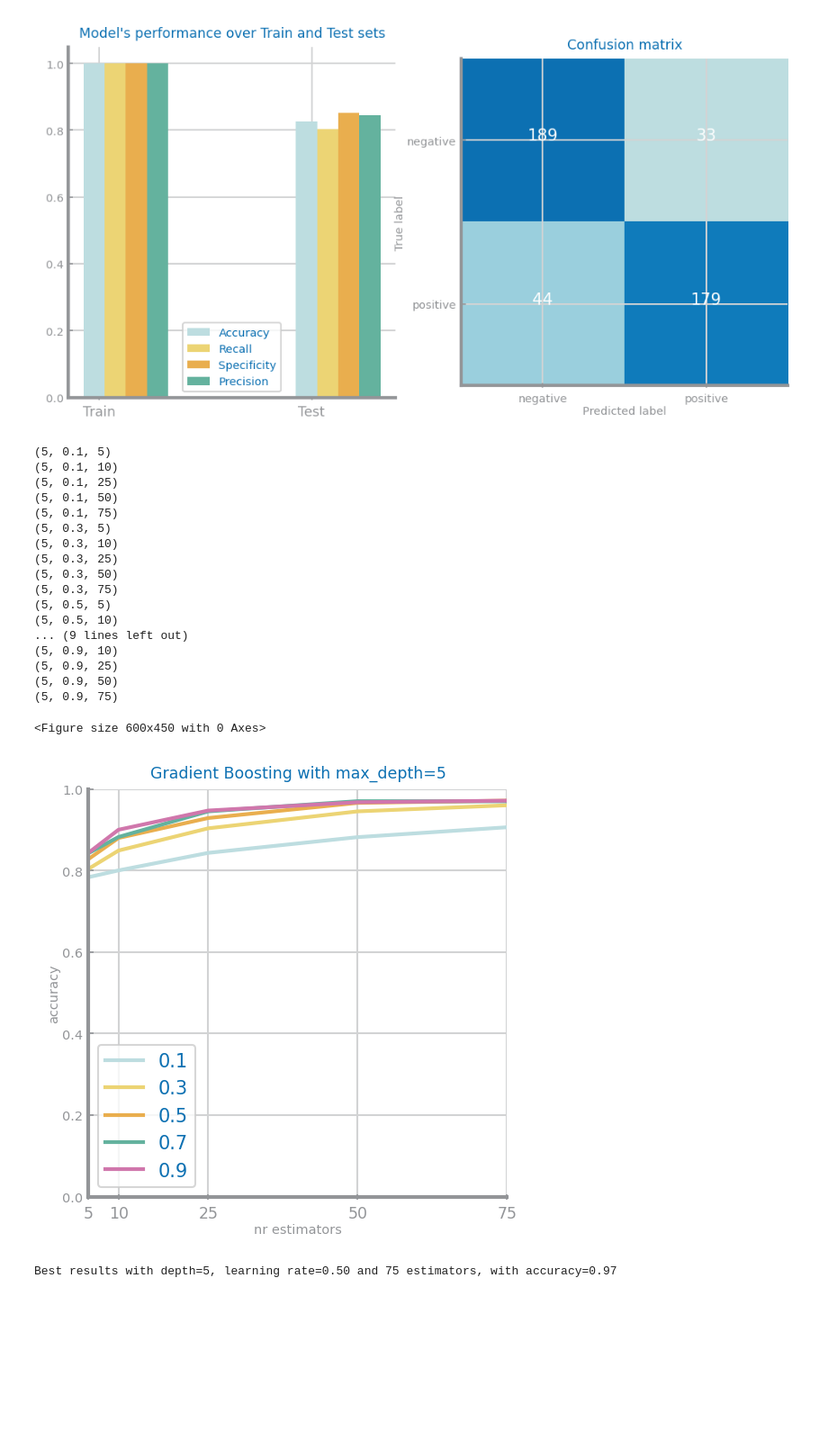
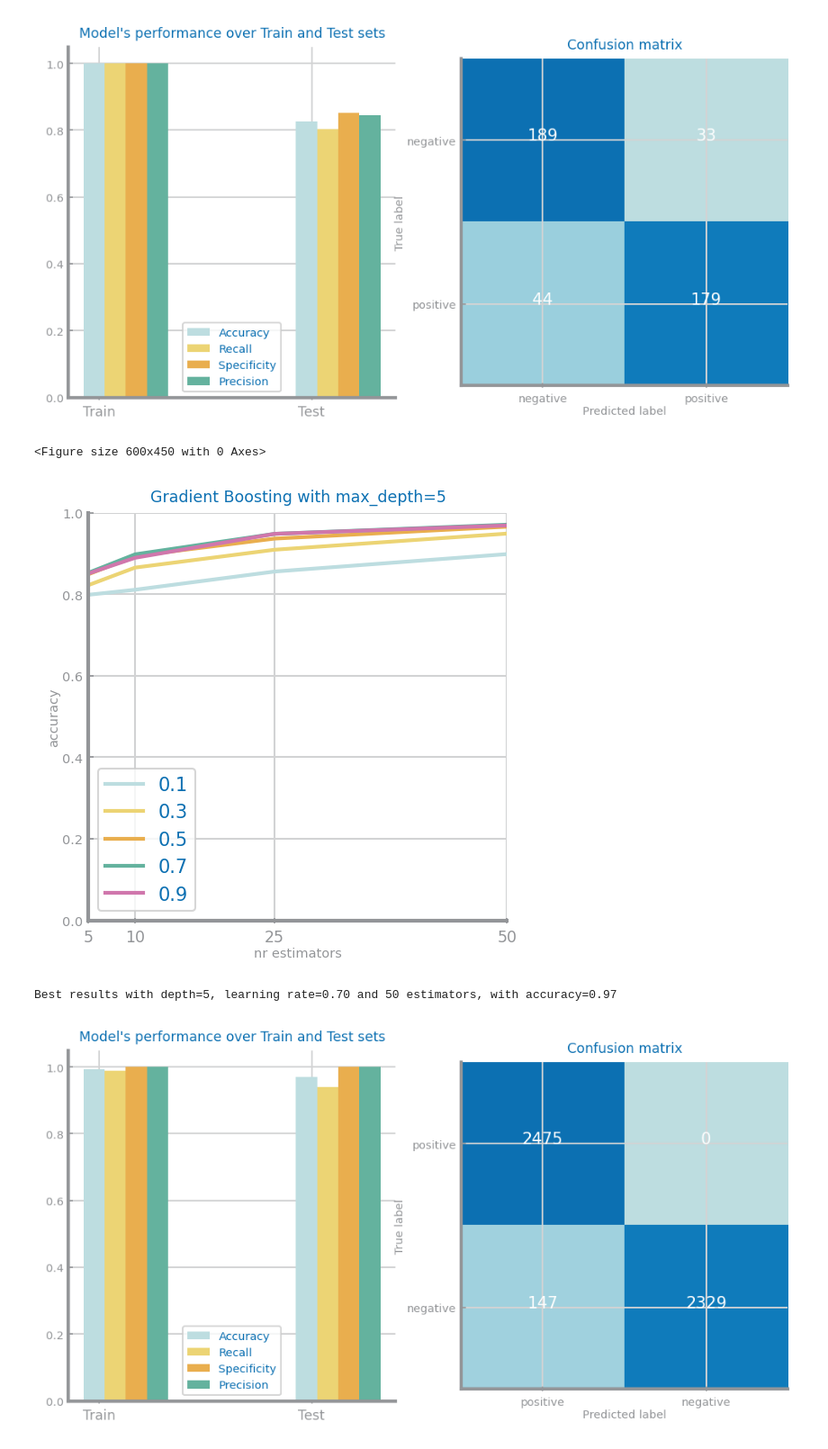
Before and after one commit to joaocmd/CD-Project, a Jupyter notebook: proj-1_lab6.ipynb, the cells around one changed output. Shown at 90% size. Saved outputs shown, nothing was run; the diff lists cells and outputs as text; code cells hidden in the pictures; blank space fills up the shorter version.

```diff
--- a/proj-1_lab6.ipynb
+++ b/proj-1_lab6.ipynb
@@ -142,25 +153,9 @@ ds.plot_evaluation_results(pd.unique(y), trnY, prd_trn, tstY, prd_tst)
 # %% [output]
 [figure]
 # %%
-trnX, tstX, y, trnY, tstY, best_tree = gradientBoosting(t_data_oversample, 'toxic', False, True)
+trnX, tstX, y, trnY, tstY, best_tree = gradientBoosting(t_data_oversample, 'toxic', kfold=False, quick=True)
 # %% [output]
-(5, 0.1, 5)
-(5, 0.1, 10)
-(5, 0.1, 25)
-(5, 0.1, 50)
-(5, 0.1, 75)
-(5, 0.3, 5)
-(5, 0.3, 10)
-(5, 0.3, 25)
-(5, 0.3, 50)
-(5, 0.3, 75)
-(5, 0.5, 5)
-(5, 0.5, 10)
-... (9 lines left out)
-(5, 0.9, 10)
-(5, 0.9, 25)
-(5, 0.9, 50)
-(5, 0.9, 75)
+<Figure size 600x450 with 0 Axes>
+[figure, new version]
-<Figure size 600x450 with 0 Axes>
+Best results with depth=5, learning rate=0.70 and 50 estimators, with accuracy=0.97
-[figure, old version]
-Best results with depth=5, learning rate=0.50 and 75 estimators, with accuracy=0.97
+[figure, added]
```
Also changed, not shown: parts of 6 cells of this notebook, 1 other file.
